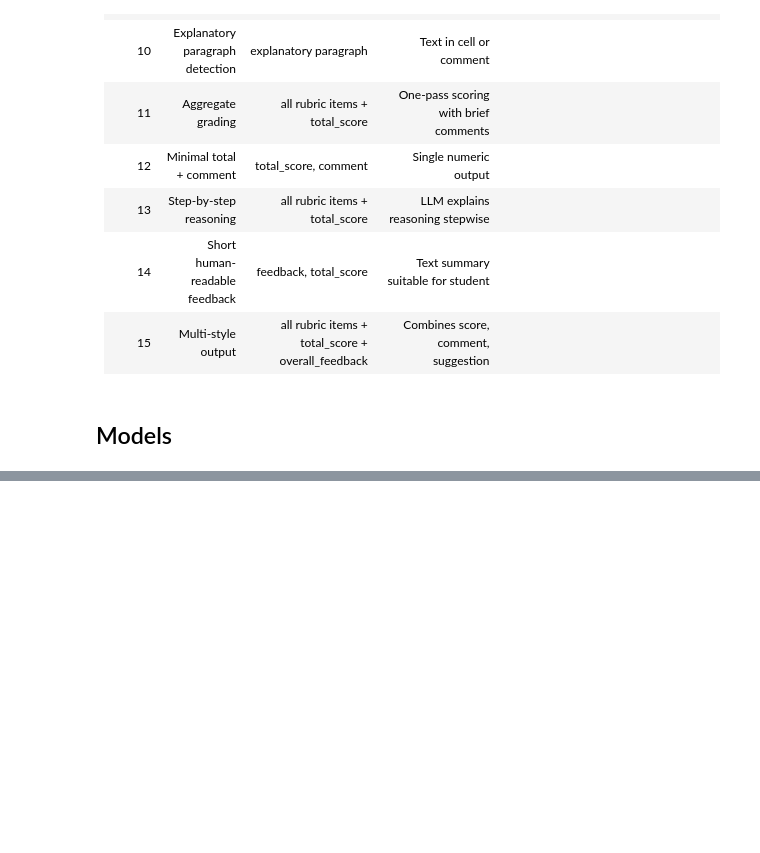
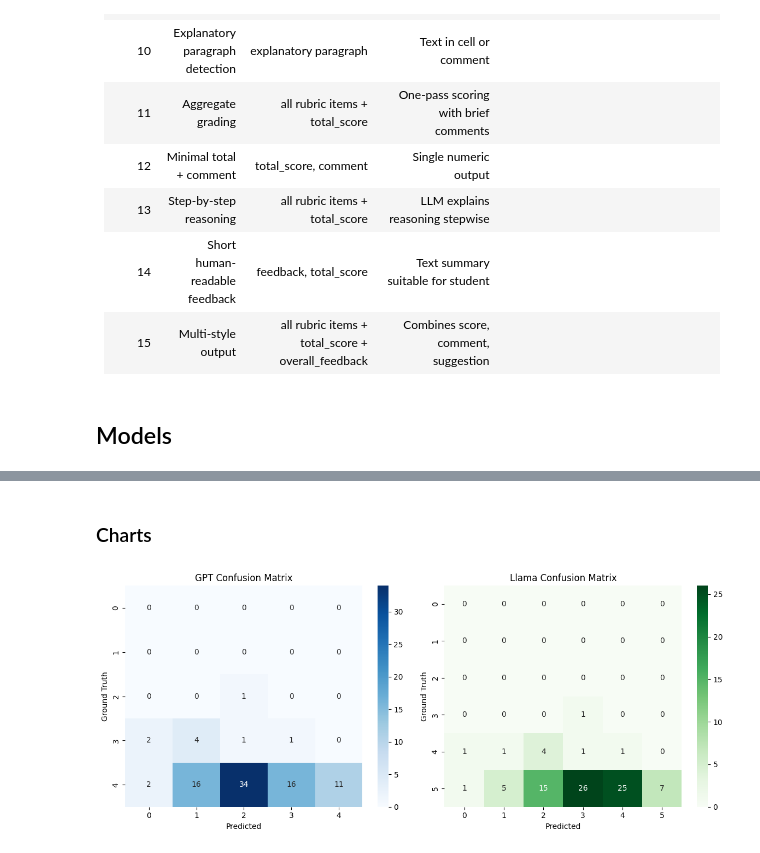
Before and after one commit to trinabrough/CS533_Semester_Project, a Jupyter notebook: FinalProject.ipynb, the cells around one changed output, grey strips where cells are left out. Drawn from its saved outputs; the diff is of its cells as text; code cells hidden in the pictures; blank space fills up the shorter version.

```diff
--- a/FinalProject.ipynb
+++ b/FinalProject.ipynb
@@ -628,0 +1265,2 @@ Likely need careful prompt engineering or fine-tuning to handle structured JSON
+# %%
+llama_scores['FileName'] = llama_scores['Filename'].str.replace('.xlsx', '', regex=False)
@@ -628,0 +1283,3 @@ Likely need careful prompt engineering or fine-tuning to handle structured JSON
+# %%
+eval_df = pd.merge(merged_df, llama_scores, left_on='FileName', right_on='FileName', how='inner')
+len(eval_df)
@@ -628,0 +1310,2 @@ Likely need careful prompt engineering or fine-tuning to handle structured JSON
+# %%
+results = pd.DataFrame({'Ground_Truth': eval_df['Score'], 'GPT_Score': eval_df['Total_Score_x'], 'Llama_Score': eval_df['Total_Score_y']})
@@ -628,0 +1328,12 @@ Likely need careful prompt engineering or fine-tuning to handle structured JSON
+# %%
+y_true = results["Ground_Truth"]
+gpt = results["GPT_Score"]
+llama = results["Llama_Score"]
+
+print("=== GPT Classification Metrics ===")
+print("Accuracy:", accuracy_score(y_true, gpt))
+print(classification_report(y_true, gpt))
+
+print("\n=== Llama Classification Metrics ===")
+print("Accuracy:", accuracy_score(y_true, llama))
+print(classification_report(y_true, llama))
@@ -628,0 +1370,21 @@ Likely need careful prompt engineering or fine-tuning to handle structured JSON
+# %% [markdown]
+### Charts
+# %%
+plt.figure(figsize=(12, 5))
+
+plt.subplot(1, 2, 1)
+sns.heatmap(confusion_matrix(y_true, gpt), annot=True, fmt="d", cmap="Blues")
+plt.title("GPT Confusion Matrix")
+plt.xlabel("Predicted")
+plt.ylabel("Ground Truth")
+
+plt.subplot(1, 2, 2)
+sns.heatmap(confusion_matrix(y_true, llama), annot=True, fmt="d", cmap="Greens")
+plt.title("Llama Confusion Matrix")
+plt.xlabel("Predicted")
+plt.ylabel("Ground Truth")
+
+plt.tight_layout()
+plt.show()
+# %% [output]
+[figure, added]
```
Also changed, not shown: parts of 115 cells of this notebook.
